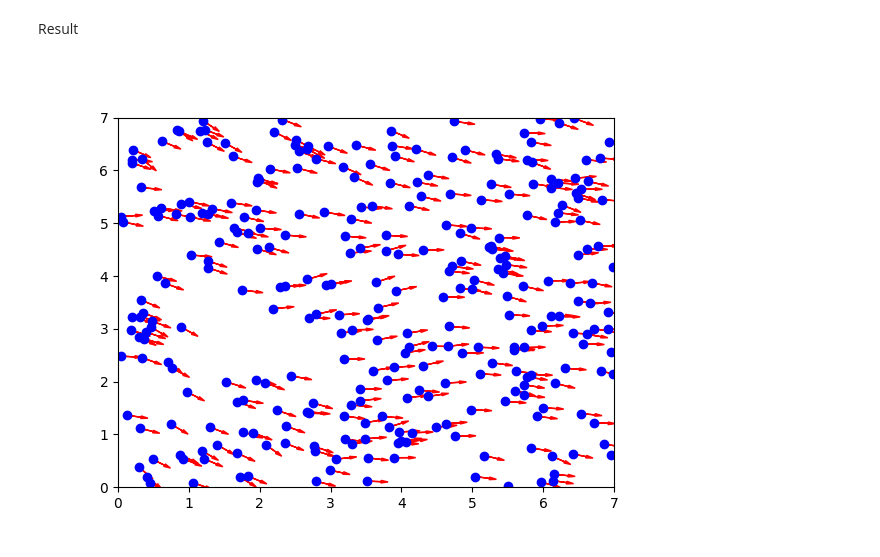
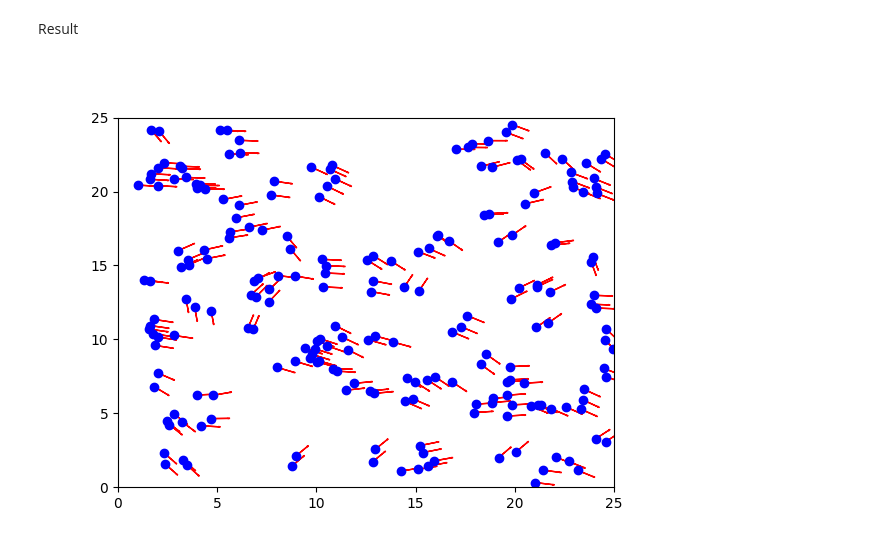
Before and after one commit to Canevaze/PHY571, a Jupyter notebook: Brouillon.ipynb, the cells around one changed output. Drawn from its saved outputs; the diff is of its cells as text; code cells hidden in the pictures.

```diff
--- a/Brouillon.ipynb
+++ b/Brouillon.ipynb
@@ -52,15 +52,15 @@ class Bird:
 class Swarm :
     "Creats the swarm state with many birds"
 
-    def __init__(self, L, rho, V, eta, radius):
+    def __init__(self, L, N, V, eta, radius):
         self.length = L
-        self.rho = rho
+        self.number = N
         self.velocity_norm = V
         self.eta = eta
         self.interaction_radius = radius
 
         self.dt = 1
-        self.number = int(rho * (L**2))
+        self.rho = N/(L**2)
         self.birds = []
 
     def initialize(self):
@@ -114,12 +114,12 @@ class Swarm :
 Init
 # %%
 #create swarm of birds and do an animation of the evolution
-L = 7
-rho = 6.1
+L = 25
+N = 300
 V = 0.03
-eta = 2
+eta = 0.1
 interaction_radius = 1
-swarm = Swarm(L, rho, V, eta, interaction_radius)
+swarm = Swarm(L, N, V, eta, interaction_radius)
 swarm.initialize()
 # %% [markdown]
 Result
@@ -146,32 +146,32 @@ ax.set_xlim(0, L)
 ax.set_ylim(0, L)
 
 velocities = []
 
 for i in range(it):
 
 
 
     if i >=it-20:
         #store the velocity of each bird in velocities
         velocities.append([bird.theta for bird in swarm.birds])
 
 
 
 
 
     swarm.evolve()
 
 arrows = []
 for k,bird in enumerate(swarm.birds):
-    arrow = ax.arrow(bird.X, bird.Y, 0.2*np.cos(np.mean([vel[k] for vel in velocities])),0.2*np.sin(np.mean([vel[k] for vel in velocities])),
+    arrow = ax.arrow(bird.X, bird.Y, 0.035*L*np.cos(np.mean([vel[k] for vel in velocities])),0.035*L*np.sin(np.mean([vel[k] for vel in velocities])),
                     head_width=0.05, head_length=0.1, fc='red', ec='red')
     arrows.append(arrow)
 
 points, = ax.plot([bird.X for bird in swarm.birds], [bird.Y for bird in swarm.birds], 'bo')
 # Create the animation
 #animation = FuncAnimation(fig, update, frames=range(100), interval=100)
 
 # Show the animation
 plt.show()
 # %% [output]
-[figure, old version]
+[figure, new version]
```
